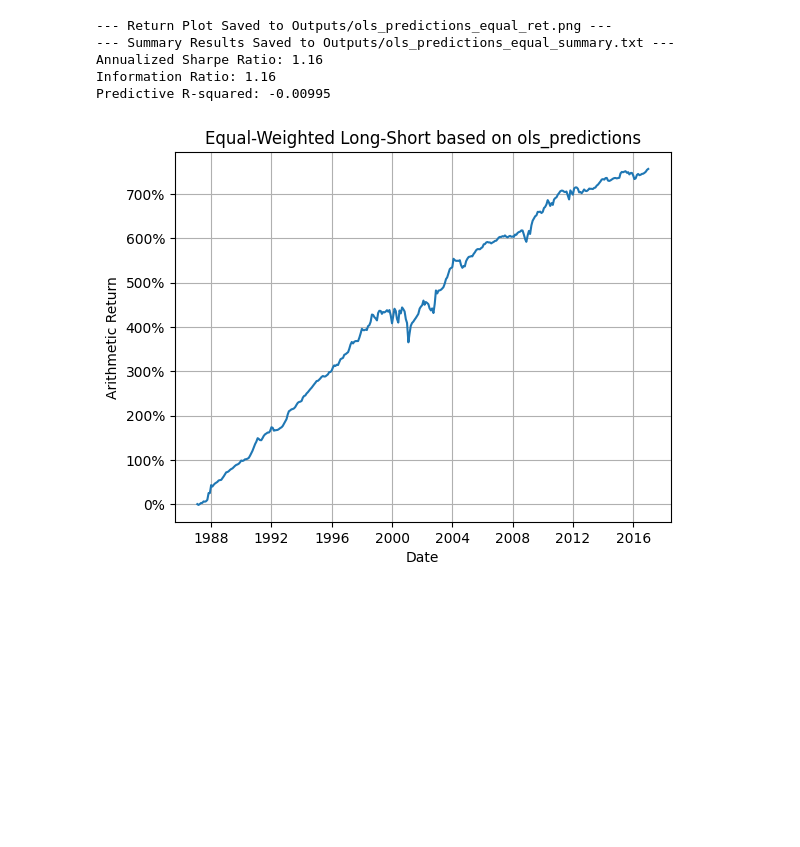
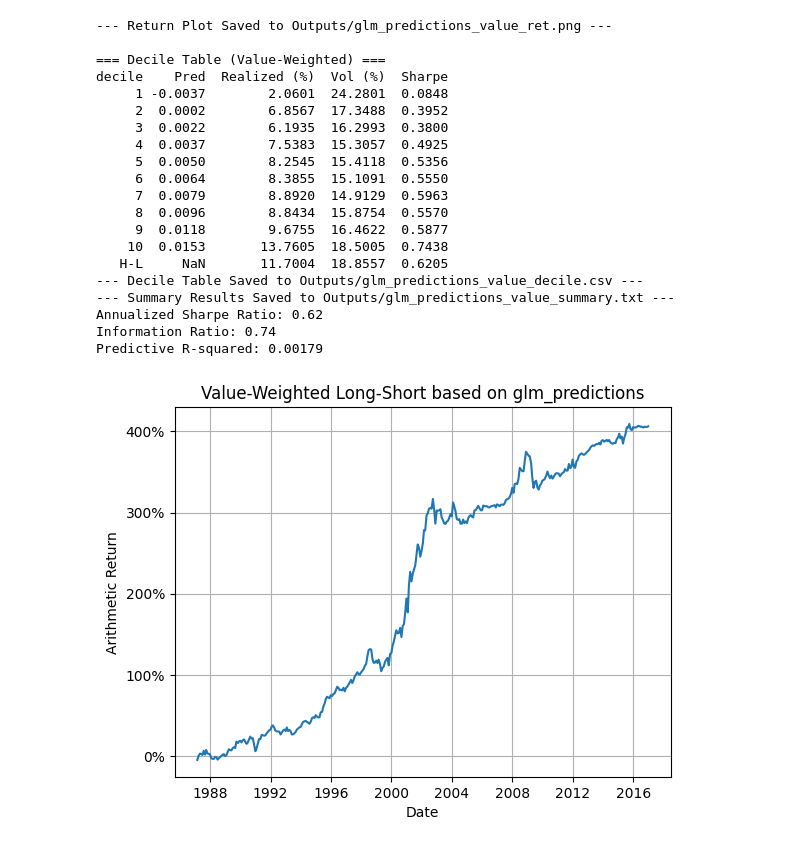
Before and after one commit to xwang335/Campbell-A, a Jupyter notebook: backtest.ipynb, the cells around one changed output. Drawn from its saved outputs; the diff is of its cells as text; code cells hidden in the pictures; blank space fills up the shorter version.

```diff
--- a/backtest.ipynb
+++ b/backtest.ipynb
@@ -243,11 +243,26 @@ def run_trade_pipeline(file_name, weighting):
 #if __name__ == "__main__":
 #   run_trade_pipeline()
 # %%
-run_trade_pipeline(file_name='ols_predictions', weighting='value')
+run_trade_pipeline(file_name='glm_predictions', weighting='value')
 # %% [output]
---- Return Plot Saved to Outputs/ols_predictions_equal_ret.png ---
---- Summary Results Saved to Outputs/ols_predictions_equal_summary.txt ---
-Annualized Sharpe Ratio: 1.16
-Information Ratio: 1.16
-Predictive R-squared: -0.00995
+--- Return Plot Saved to Outputs/glm_predictions_value_ret.png ---
+
+=== Decile Table (Value-Weighted) ===
+decile    Pred  Realized (%)  Vol (%)  Sharpe
+     1 -0.0037        2.0601  24.2801  0.0848
+     2  0.0002        6.8567  17.3488  0.3952
+     3  0.0022        6.1935  16.2993  0.3800
+     4  0.0037        7.5383  15.3057  0.4925
+     5  0.0050        8.2545  15.4118  0.5356
+     6  0.0064        8.3855  15.1091  0.5550
+     7  0.0079        8.8920  14.9129  0.5963
+     8  0.0096        8.8434  15.8754  0.5570
+     9  0.0118        9.6755  16.4622  0.5877
+    10  0.0153       13.7605  18.5005  0.7438
+   H-L     NaN       11.7004  18.8557  0.6205
+--- Decile Table Saved to Outputs/glm_predictions_value_decile.csv ---
+--- Summary Results Saved to Outputs/glm_predictions_value_summary.txt ---
+Annualized Sharpe Ratio: 0.62
+Information Ratio: 0.74
+Predictive R-squared: 0.00179
-[figure, old version]
+[figure, new version]
```
Also changed, not shown: parts of 1 cell of this notebook.
